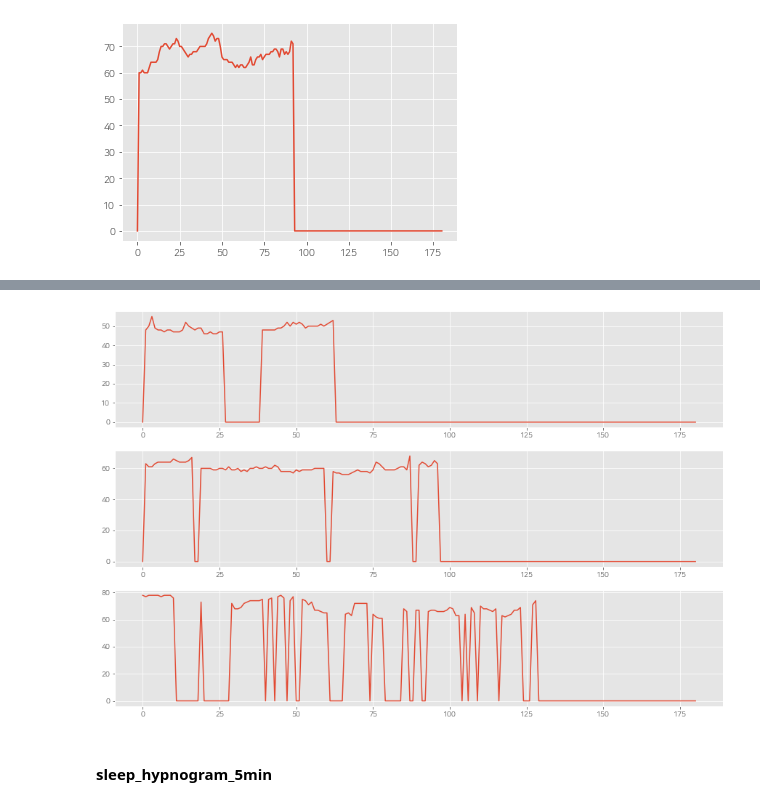
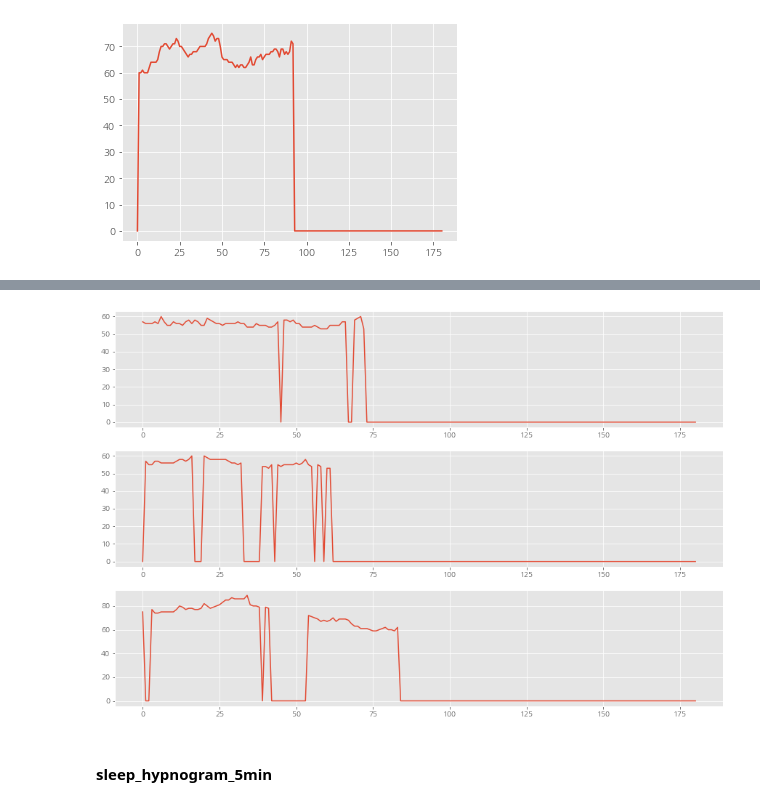
Before and after one commit to NumpyGonHey/Dementia_clf, a Jupyter notebook: EDA_report_code_dementia.ipynb, the cells around one changed output, grey strips where cells are left out. Cells and saved outputs as stored; diff of their text form; code cells hidden in the pictures.

```diff
--- a/EDA_report_code_dementia.ipynb
+++ b/EDA_report_code_dementia.ipynb
@@ -38,5 +43,5 @@ For more details https://aihub.or.kr/problem_contest/nipa-learning-platform/6
 # %%
-path = "./Dataset/"
+path = "./dolphin/Dataset/"
 
 # original data : data
 data =  pd.read_csv(path + "dementia_data.csv", parse_dates=['summary_date']) # 애초에 datatime 유형의 데이터를 읽어 올 때부터 형변환하기
@@ -648,15 +669,17 @@ signal_df3[9326].plot()
 # %%
 # 랜덤하게 그래프 3개 찍기
 plt.style.use("ggplot")
 plt.figure(figsize=(15,10))
 
+r = [155,117,119]
+
 for i in range(3):
     plt.subplot(3,1,i+1)
-    r = random.randrange(0,9328)
-    plt.plot(signal_df3[r])
+    #r = random.randrange(0,9328)
+    plt.plot(signal_df3[r[i]])
 plt.show()
 # %% [output]
-[figure, old version]
+[figure, new version]
 # %% [markdown]
 #### sleep_hypnogram_5min
 # %%
```
Also changed, not shown: parts of 4 cells of this notebook.
